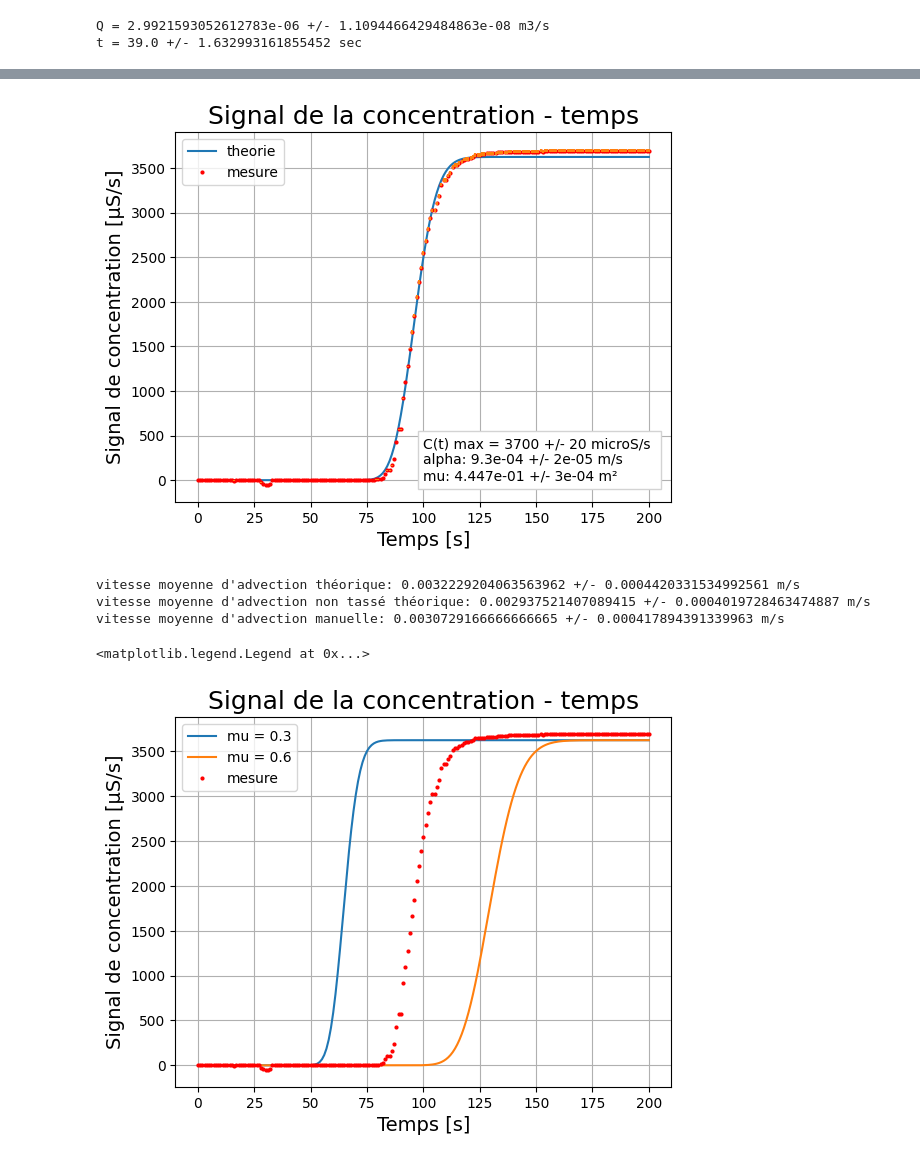
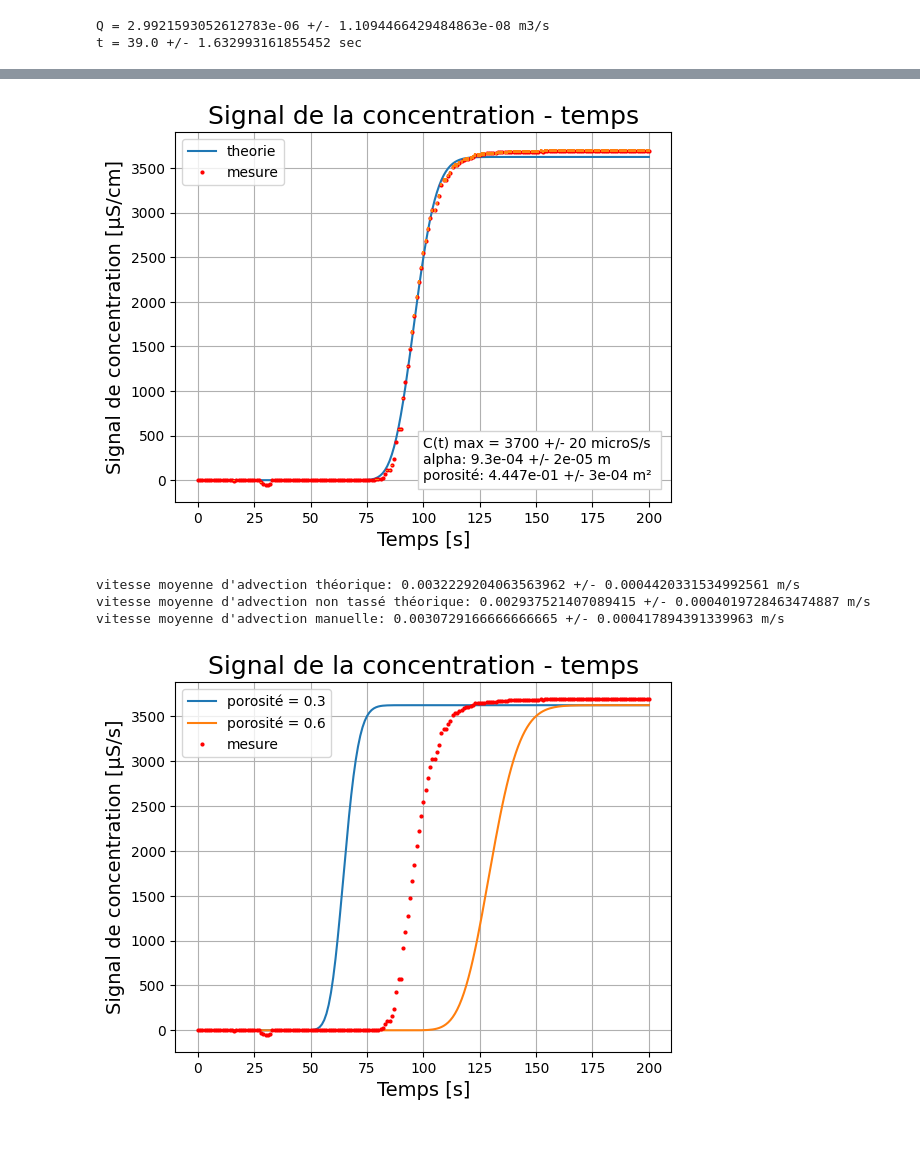
Before and after one commit to onillonn/TP_geologie, a Jupyter notebook: dispersion.ipynb, the cells around one changed output, grey strips where cells are left out. Cells and saved outputs as stored; diff of their text form; code cells hidden in the pictures.

Commit message:
correction dispersivité

```diff
--- a/dispersion.ipynb
+++ b/dispersion.ipynb
@@ -60,7 +60,7 @@ l, l_err = 0.295, 0.04    # m
 C0, C0_err = 3625, 11    # microS/s
 q = mean_Q/A           # m/s
 q_err = q*sqrt((sigma_Q/mean_Q)**2+(A_err/A)**2)
-d0 = 1.3*10**(-9)  # m2/s
+d0 = 1.3*10**(-9)*0.7  # m2/s
 
 def function_for_fit(t, mu, alpha):
     y = []
@@ -81,7 +81,7 @@ mu_cov, alpha_cov = mu_cov[0], alpha_cov[0]
 mu_err, alpha_err = np.sqrt(mu_cov).squeeze(), np.sqrt(alpha_cov).squeeze()
 C_opt = function_for_fit(t,mu_opt,alpha_opt)
 print(f"porosité: {mu_opt} +/- {mu_err}")
-print(f"dispersion: {alpha_opt} +/- {alpha_err}")
+print(f"dispersivité: {alpha_opt} +/- {alpha_err}")
 
 '''graphe'''
 fig, cond = plt.subplots()
@@ -89,10 +89,10 @@ cond.plot(t,C_opt,label = 'theorie')
 cond.plot(t,C,marker='o',color='r', linestyle='none',markersize=2,label = 'mesure')
 cond.errorbar(t,C,yerr=C_err,linestyle='none')
 cond.set_xlabel('Temps [s]',fontsize=14)
-cond.set_ylabel('Signal de concentration [\u00B5S/s]',fontsize=14)
+cond.set_ylabel('Signal de concentration [\u00B5S/cm]',fontsize=14)
 cond.set_title('Signal de la concentration - temps',fontsize=18)
 cond.grid()
-cond.text (100,0, f"C(t) max = 3700 +/- 20 microS/s \nalpha: {alpha_opt:.1e} +/- {alpha_err:.0e} m/s \nmu: {mu_opt:.3e} +/- {mu_err:.0e} m\u00B2",bbox=dict(facecolor='white',edgecolor='lightgrey'))
+cond.text (100,0, f"C(t) max = 3700 +/- 20 microS/s \nalpha: {alpha_opt:.1e} +/- {alpha_err:.0e} m \nporosité: {mu_opt:.3e} +/- {mu_err:.0e} m\u00B2",bbox=dict(facecolor='white',edgecolor='lightgrey'))
 plt.legend()
 
 #plt.savefig(f'C:/Users/Nicolas Onillon/Documents/UNINe/géologie/concentration.pdf')
@@ -102,4 +102,4 @@ dispersion: 0.0009274478599023545 +/- 2.2008344608129694e-05
-[figure, old version]
+[figure, new version]
 # %%
 '''vitesse advection'''
 # selon porosité
@@ -129,8 +129,8 @@ C2 = function_for_fit(t,0.6,alpha_opt)
 
 '''graphe'''
 fig, cond = plt.subplots()
-cond.plot(t,C1,label = 'mu = 0.3')
-cond.plot(t,C2,label = 'mu = 0.6')
+cond.plot(t,C1,label = 'porosité = 0.3')
+cond.plot(t,C2,label = 'porosité = 0.6')
 cond.plot(t,C,marker='o',color='r', linestyle='none',markersize=2,label = 'mesure')
 cond.set_xlabel('Temps [s]',fontsize=14)
 cond.set_ylabel('Signal de concentration [\u00B5S/s]',fontsize=14)
@@ -140,8 +140,7 @@ plt.legend()
 
 #plt.savefig(f'C:/Users/Nicolas Onillon/Documents/UNINe/géologie/variation_mu.pdf')
 # %% [output]
-<matplotlib.legend.Legend at 0x...>
-[figure, old version]
+[figure, new version]
 # %%
 '''varier alpha'''
 alpha1, alpha2 = 0.00045, 0.04
```
Also changed, not shown: parts of 2 cells of this notebook.
